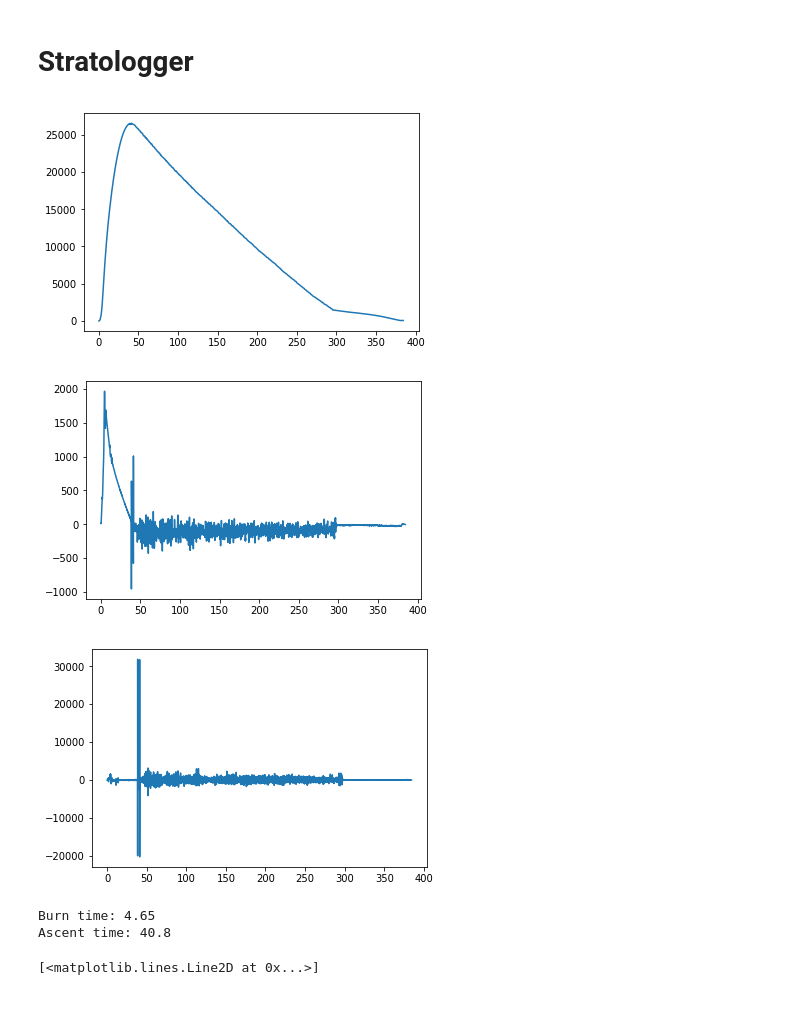
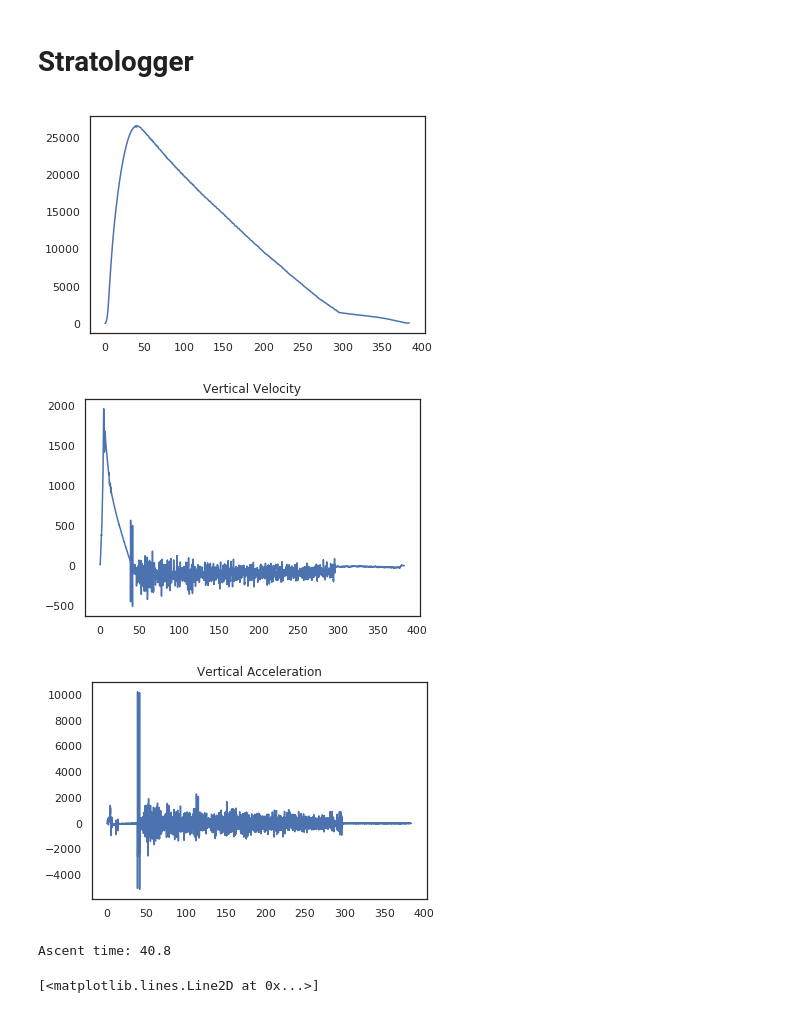
Before and after one commit to uwinrockets/2019_irec_flight_data, a Jupyter notebook: flight_data.ipynb, the cells around one changed output. Cells and saved outputs as stored; diff of their text form; code cells hidden in the pictures.

Commit message:
graphs

```diff
--- a/flight_data.ipynb
+++ b/flight_data.ipynb
@@ -20,39 +20,47 @@ raw_data = np.loadtxt(data_path, delimiter=',', skiprows=18)
 time = raw_data[:,0]
 altitude = raw_data[:,1]
 # %%
+import seaborn as sns
 import matplotlib.pyplot as plt
 from scipy.signal import savgol_filter, medfilt
 from scipy.ndimage import gaussian_filter1d
+
+sns.set_style("white")
+
+dx = time[1] - time[0]
 
 altitude_filtered = savgol_filter(altitude, 51, 5)
 altitude_filtered2 = medfilt(altitude, kernel_size=51)
 # altitude_filtered = gaussian_filter1d(altitude, 5)
 
 plt.plot(time, altitude_filtered)
 # plt.plot(time, altitude)
 # plt.plot(time, altitude_filtered - altitude)
 
 plt.show()
+print()
 
-vel = np.diff(altitude_filtered) / np.diff(time)
-plt.plot(time[1:], vel)
+vel = np.gradient(altitude_filtered, dx)
+plt.plot(time, vel)
+plt.title("Vertical Velocity")
 plt.show()
+print()
 
-accel = np.diff(vel) / np.diff(time[1:])
-plt.plot(time[2:], accel)
+accel = np.gradient(vel, dx)
+plt.plot(time, accel)
+plt.title("Vertical Acceleration")
 plt.show()
+print()
 
-
-max_vel_index = np.argmax(vel)
-print("Burn time: {}".format(time[max_vel_index]))
+# max_vel_index = np.argmax(vel)
+# print("Burn time: {}".format(time[max_vel_index]))
 
 ascent_time_index = np.argmax(altitude_filtered)
 print("Ascent time: {}".format(time[ascent_time_index]))
 # %% [output]
-[figure, old version]
+[figure, new version]
-[figure, old version]
+[figure, new version]
-[figure, old version]
+[figure, new version]
-Burn time: 4.65
 Ascent time: 40.8
 # %%
 sp = np.fft.fft(altitude)
```
